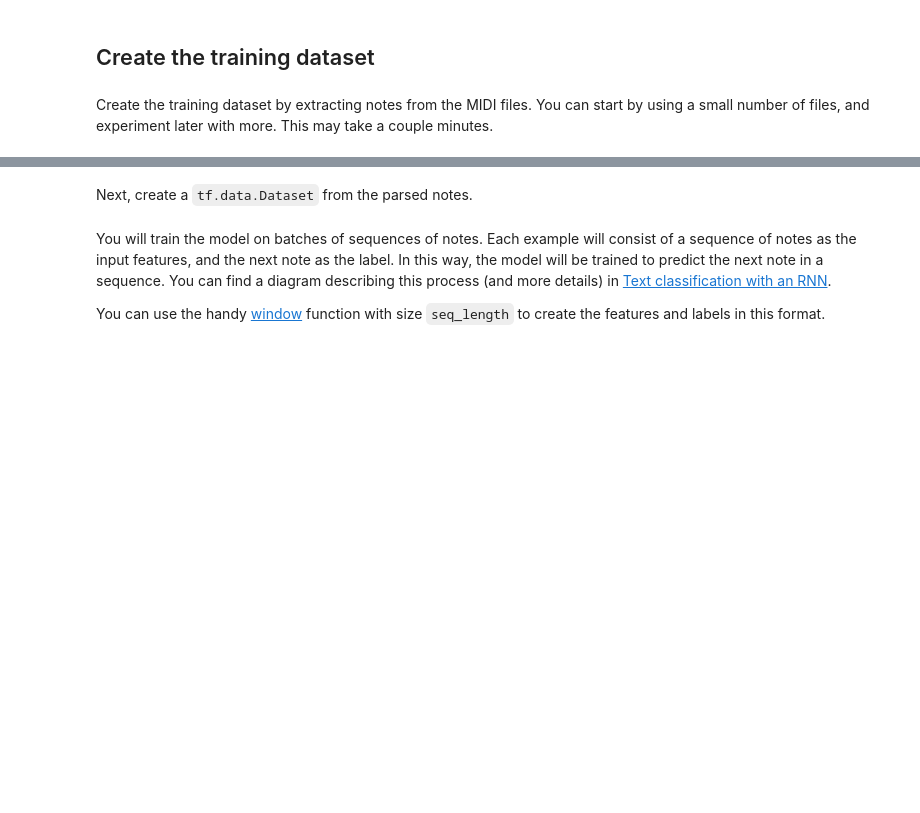
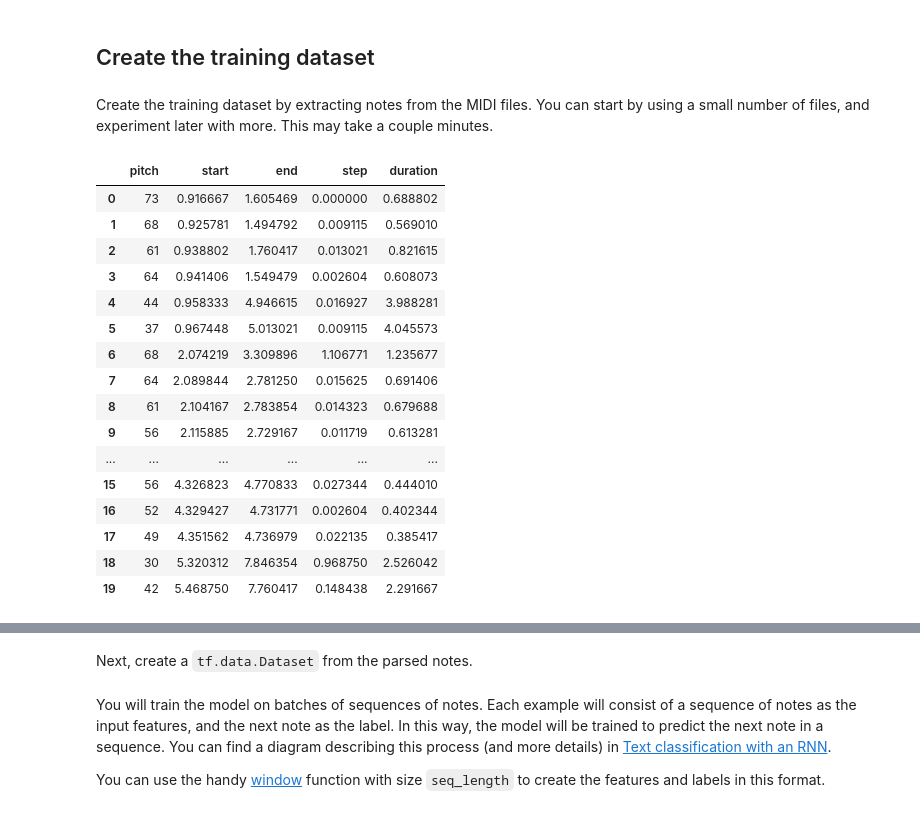
Before and after one commit to Leon-de-Owlet/Amusive-Blogging-N-Coding, a Jupyter notebook: site/en/tutorials/audio/music_generation.ipynb, the cells around one changed output, grey strips where cells are left out. Cells and saved outputs as stored; diff of their text form; code cells hidden in the pictures; blank space fills up the shorter version.

```diff
--- a/site/en/tutorials/audio/music_generation.ipynb
+++ b/site/en/tutorials/audio/music_generation.ipynb
@@ -331,11 +337,30 @@ Create the training dataset by extracting notes from the MIDI files. You can sta
 # %%
 num_files = 5
 all_notes = []
 for f in filenames[:num_files]:
   notes = midi_to_notes(f)
   all_notes.append(notes)
 
 all_notes = pd.concat(all_notes)
+all_notes.head(20)
+# %% [output]
+|  | pitch | start | end | step | duration |
+| 0 | 73 | 0.916667 | 1.605469 | 0.000000 | 0.688802 |
+| 1 | 68 | 0.925781 | 1.494792 | 0.009115 | 0.569010 |
+| 2 | 61 | 0.938802 | 1.760417 | 0.013021 | 0.821615 |
+| 3 | 64 | 0.941406 | 1.549479 | 0.002604 | 0.608073 |
+| 4 | 44 | 0.958333 | 4.946615 | 0.016927 | 3.988281 |
+| 5 | 37 | 0.967448 | 5.013021 | 0.009115 | 4.045573 |
+| 6 | 68 | 2.074219 | 3.309896 | 1.106771 | 1.235677 |
+| 7 | 64 | 2.089844 | 2.781250 | 0.015625 | 0.691406 |
+| 8 | 61 | 2.104167 | 2.783854 | 0.014323 | 0.679688 |
+| 9 | 56 | 2.115885 | 2.729167 | 0.011719 | 0.613281 |
+| ... | ... | ... | ... | ... | ... |
+| 15 | 56 | 4.326823 | 4.770833 | 0.027344 | 0.444010 |
+| 16 | 52 | 4.329427 | 4.731771 | 0.002604 | 0.402344 |
+| 17 | 49 | 4.351562 | 4.736979 | 0.022135 | 0.385417 |
+| 18 | 30 | 5.320312 | 7.846354 | 0.968750 | 2.526042 |
+| 19 | 42 | 5.468750 | 7.760417 | 0.148438 | 2.291667 |
 # %%
 n_notes = len(all_notes)
 print('Number of notes parsed:', n_notes)
```
Also changed, not shown: parts of 7 cells of this notebook.
